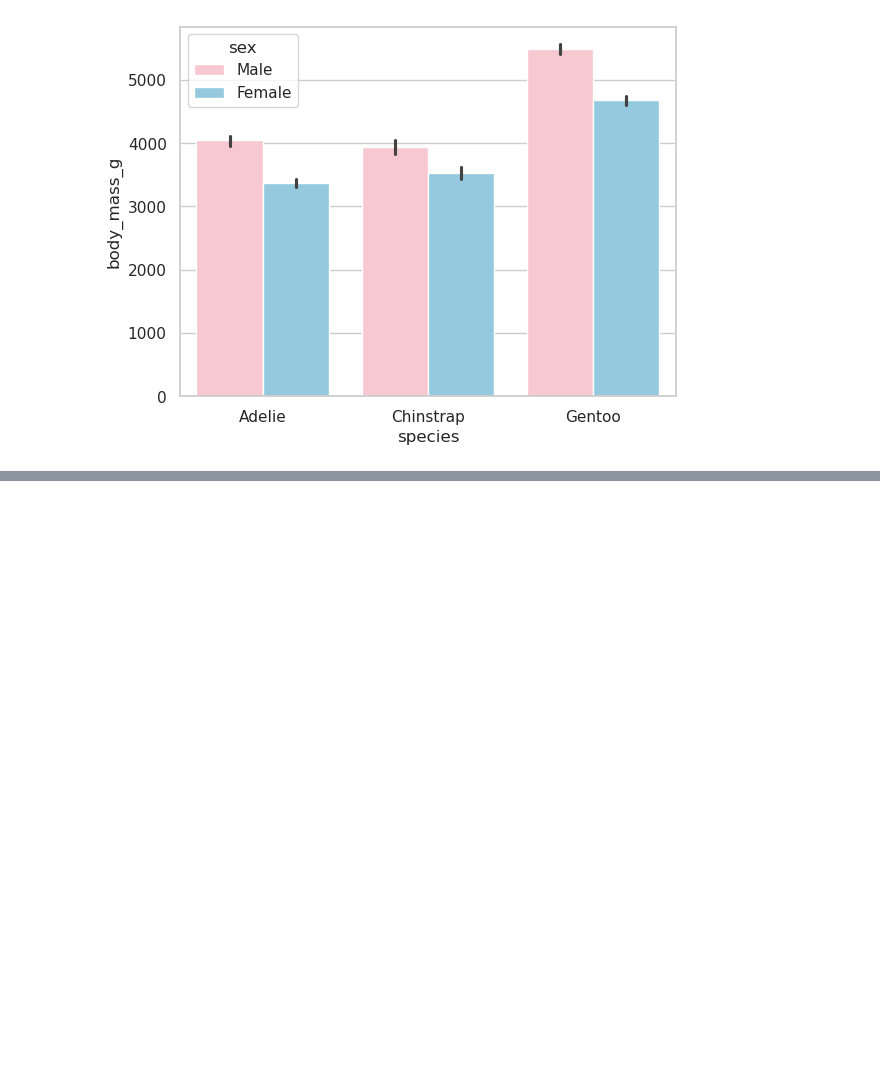
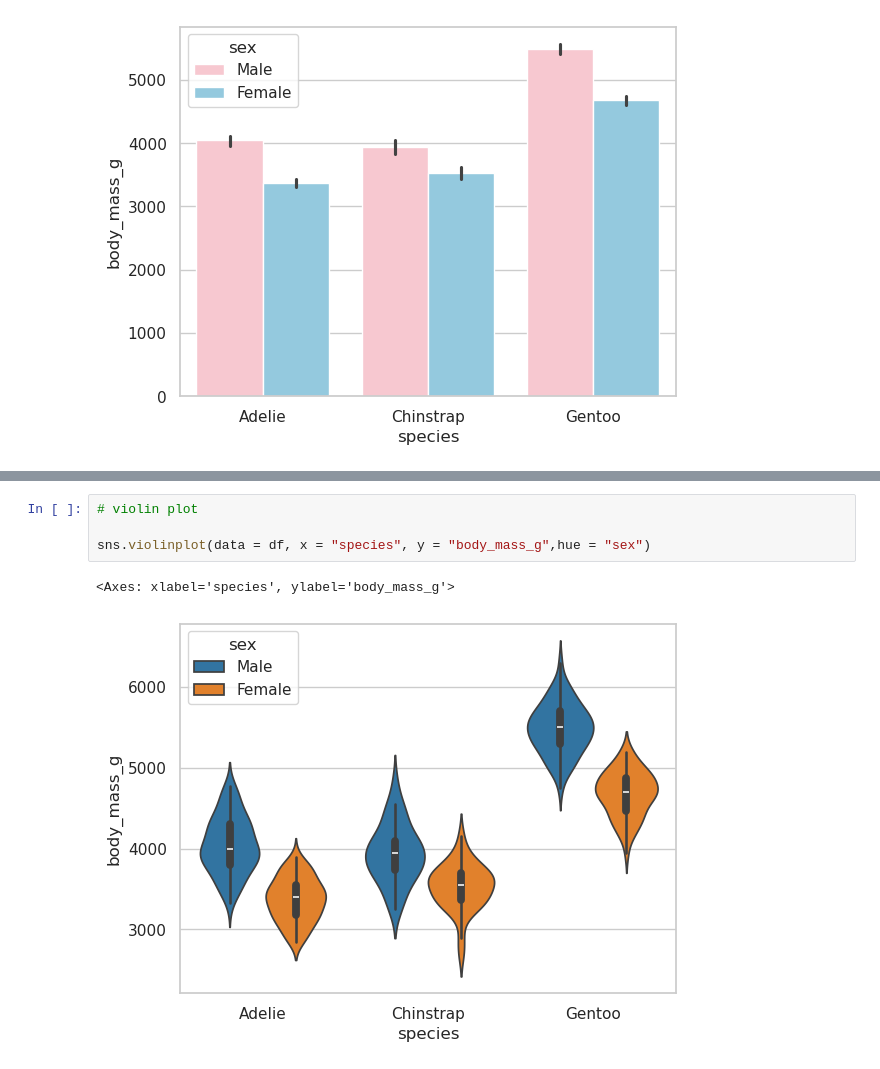
Before and after one commit to Dipakxettri/SeabornLearnings, a Jupyter notebook: stylng.ipynb, the cells around one changed output, grey strips where cells are left out. Cells and saved outputs as stored; diff of their text form; blank space fills up the shorter version.

```diff
--- a/stylng.ipynb
+++ b/stylng.ipynb
@@ -123,0 +137,7 @@ sns.barplot(data = df, x = "species", y = "body_mass_g", hue ="sex", palette=["p
+# %%
+# violin plot
+
+sns.violinplot(data = df, x = "species", y = "body_mass_g",hue = "sex")
+# %% [output]
+<Axes: xlabel='species', ylabel='body_mass_g'>
+[figure, added]
```
Also changed, not shown: parts of 9 cells of this notebook, 1 other file.
